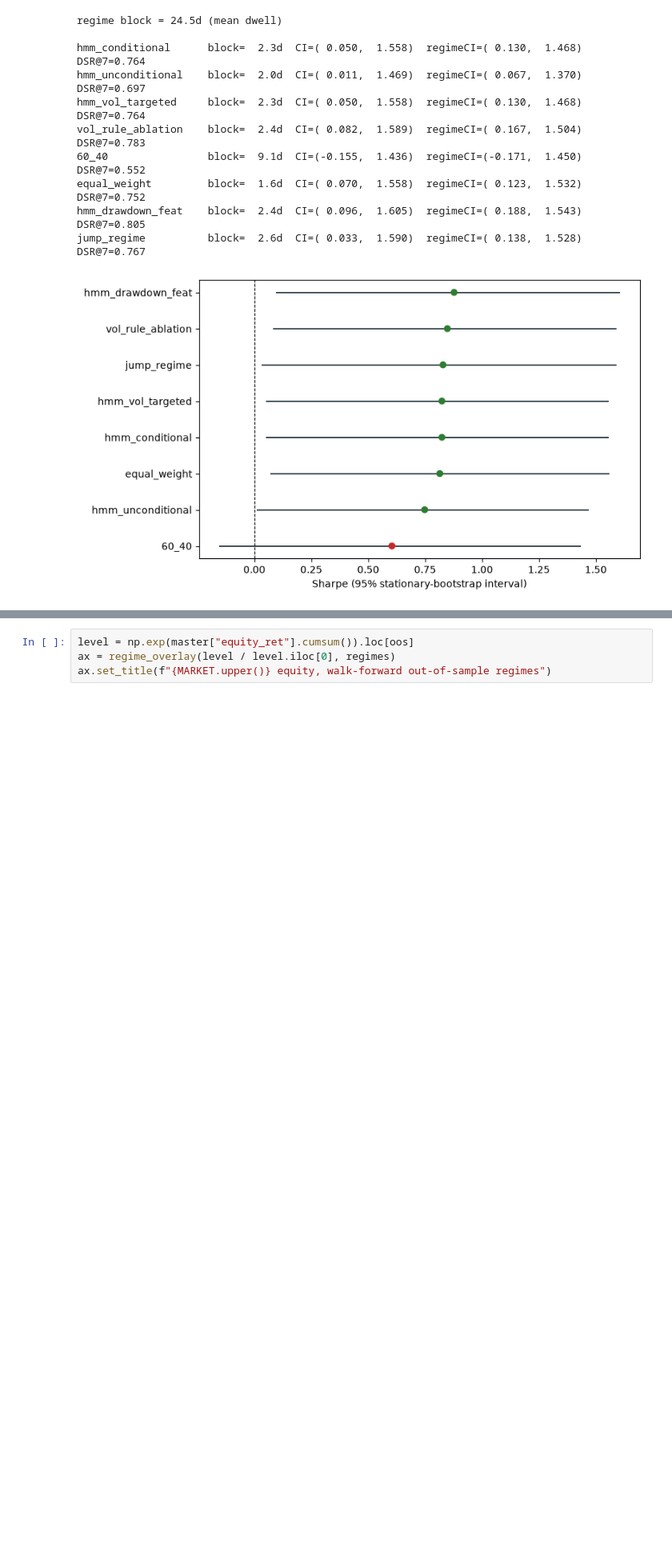
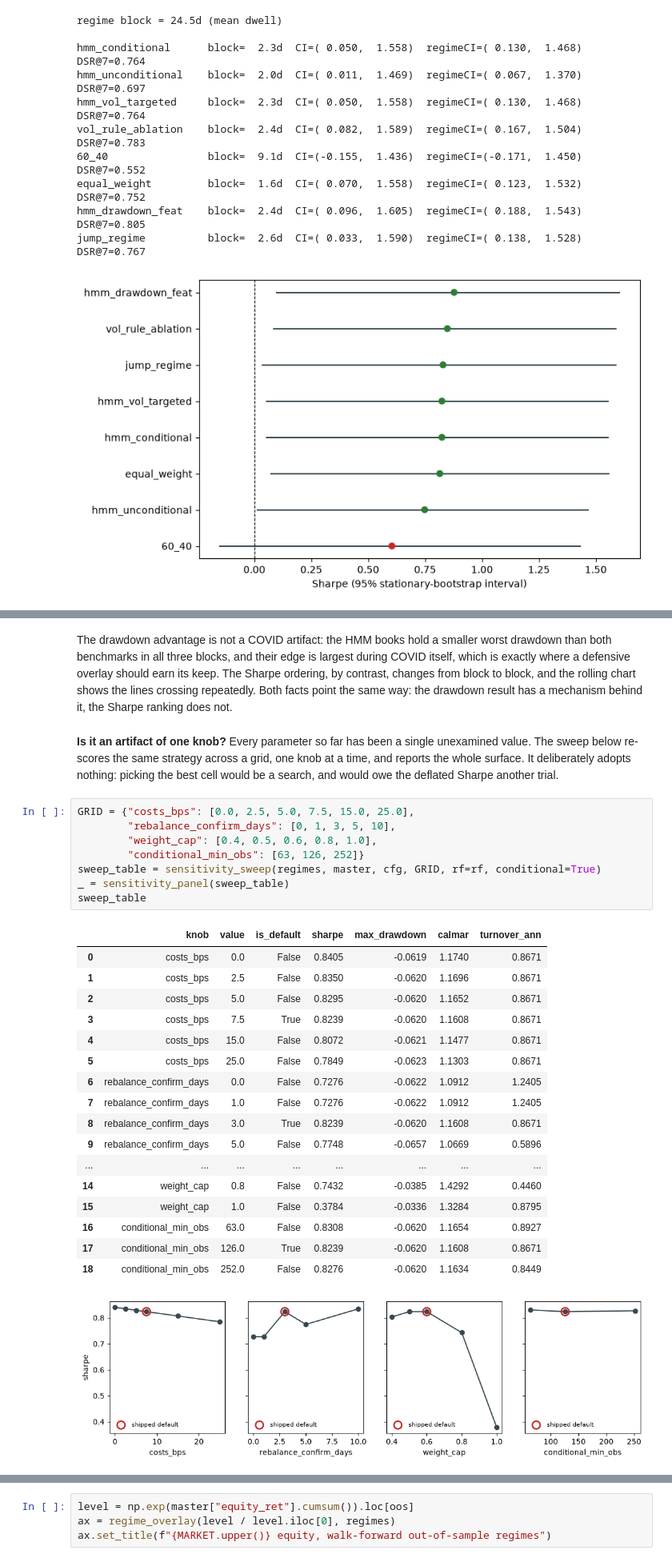
Before and after one commit to DogInfantry/Signals-Before-Storms, a Jupyter notebook: notebooks/driver.ipynb, the cells around one changed output, grey strips where cells are left out. Shown at 80% size. Drawn from its saved outputs; the diff is of its cells as text; blank space fills up the shorter version.

```diff
--- a/notebooks/driver.ipynb
+++ b/notebooks/driver.ipynb
@@ -422,0 +512,38 @@ bias the deflated Sharpe exists to punish.
+# %% [markdown]
+The drawdown advantage is not a COVID artifact: the HMM books hold a smaller worst drawdown than
+both benchmarks in all three blocks, and their edge is largest during COVID itself, which is
+exactly where a defensive overlay should earn its keep. The Sharpe ordering, by contrast, changes
+from block to block, and the rolling chart shows the lines crossing repeatedly. Both facts point
+the same way: the drawdown result has a mechanism behind it, the Sharpe ranking does not.
+# %% [markdown]
+**Is it an artifact of one knob?** Every parameter so far has been a single unexamined value. The
+sweep below re-scores the same strategy across a grid, one knob at a time, and reports the whole
+surface. It deliberately adopts nothing: picking the best cell would be a search, and would owe the
+deflated Sharpe another trial.
+# %%
+GRID = {"costs_bps": [0.0, 2.5, 5.0, 7.5, 15.0, 25.0],
+        "rebalance_confirm_days": [0, 1, 3, 5, 10],
+        "weight_cap": [0.4, 0.5, 0.6, 0.8, 1.0],
+        "conditional_min_obs": [63, 126, 252]}
+sweep_table = sensitivity_sweep(regimes, master, cfg, GRID, rf=rf, conditional=True)
+_ = sensitivity_panel(sweep_table)
+sweep_table
+# %% [output]
+|  | knob | value | is_default | sharpe | max_drawdown | calmar | turnover_ann |
+| 0 | costs_bps | 0.0 | False | 0.8405 | -0.0619 | 1.1740 | 0.8671 |
+| 1 | costs_bps | 2.5 | False | 0.8350 | -0.0620 | 1.1696 | 0.8671 |
+| 2 | costs_bps | 5.0 | False | 0.8295 | -0.0620 | 1.1652 | 0.8671 |
+| 3 | costs_bps | 7.5 | True | 0.8239 | -0.0620 | 1.1608 | 0.8671 |
+| 4 | costs_bps | 15.0 | False | 0.8072 | -0.0621 | 1.1477 | 0.8671 |
+| 5 | costs_bps | 25.0 | False | 0.7849 | -0.0623 | 1.1303 | 0.8671 |
+| 6 | rebalance_confirm_days | 0.0 | False | 0.7276 | -0.0622 | 1.0912 | 1.2405 |
+| 7 | rebalance_confirm_days | 1.0 | False | 0.7276 | -0.0622 | 1.0912 | 1.2405 |
+| 8 | rebalance_confirm_days | 3.0 | True | 0.8239 | -0.0620 | 1.1608 | 0.8671 |
+| 9 | rebalance_confirm_days | 5.0 | False | 0.7748 | -0.0657 | 1.0669 | 0.5896 |
+| ... | ... | ... | ... | ... | ... | ... | ... |
+| 14 | weight_cap | 0.8 | False | 0.7432 | -0.0385 | 1.4292 | 0.4460 |
+| 15 | weight_cap | 1.0 | False | 0.3784 | -0.0336 | 1.3284 | 0.8795 |
+| 16 | conditional_min_obs | 63.0 | False | 0.8308 | -0.0620 | 1.1654 | 0.8927 |
+| 17 | conditional_min_obs | 126.0 | True | 0.8239 | -0.0620 | 1.1608 | 0.8671 |
+| 18 | conditional_min_obs | 252.0 | False | 0.8276 | -0.0620 | 1.1634 | 0.8449 |
+[figure, added]
```
Also changed, not shown: parts of 13 cells of this notebook, 8 other files.
